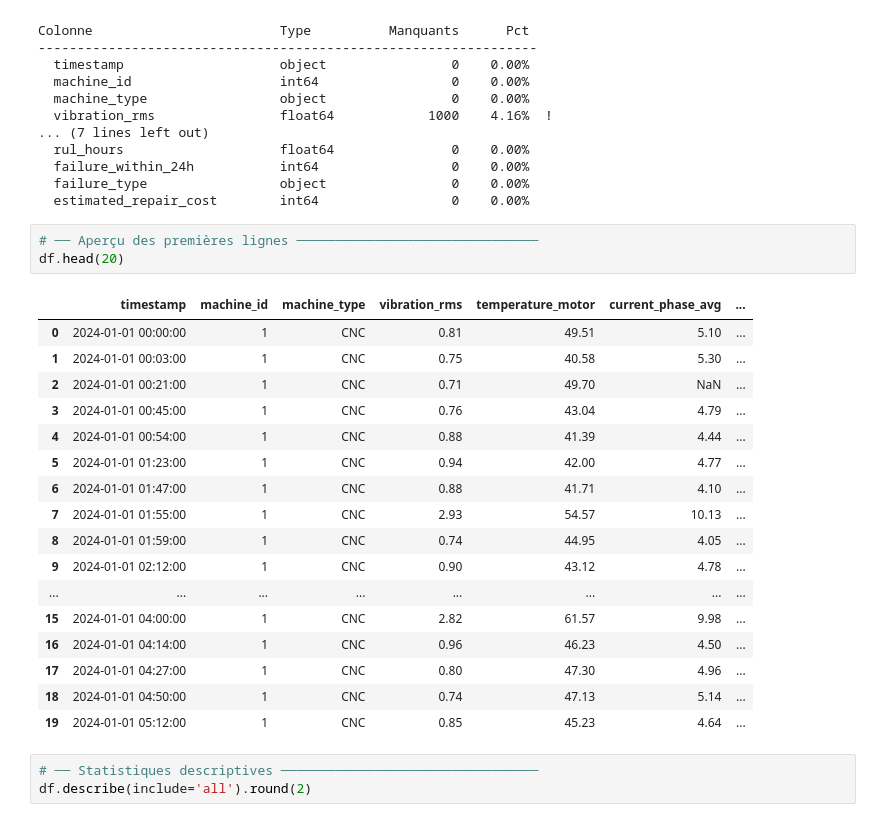
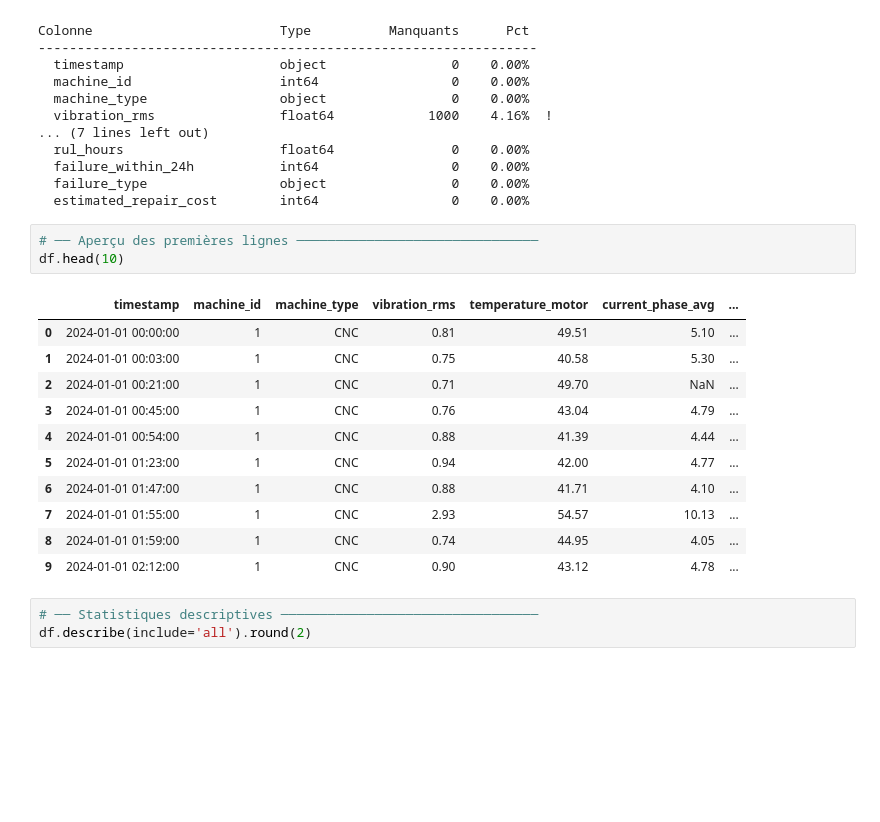
Before and after one commit to blenon1/maintenance-predictive, a Jupyter notebook: notebooks/EDA.ipynb, the cells around one changed output. Cells and saved outputs as stored; diff of their text form; blank space fills up the shorter version.

```diff
--- a/notebooks/EDA.ipynb
+++ b/notebooks/EDA.ipynb
@@ -140,25 +140,19 @@ Colonne                        Type          Manquants      Pct
   estimated_repair_cost        int64                 0    0.00%
 # %%
 # ── Aperçu des premières lignes ───────────────────────────────
-df.head(20)
+df.head(10)
 # %% [output]
 |  | timestamp | machine_id | machine_type | vibration_rms | temperature_motor | current_phase_avg | ... |
 | 0 | 2024-01-01 00:00:00 | 1 | CNC | 0.81 | 49.51 | 5.10 | ... |
 | 1 | 2024-01-01 00:03:00 | 1 | CNC | 0.75 | 40.58 | 5.30 | ... |
 | 2 | 2024-01-01 00:21:00 | 1 | CNC | 0.71 | 49.70 | NaN | ... |
 | 3 | 2024-01-01 00:45:00 | 1 | CNC | 0.76 | 43.04 | 4.79 | ... |
 | 4 | 2024-01-01 00:54:00 | 1 | CNC | 0.88 | 41.39 | 4.44 | ... |
 | 5 | 2024-01-01 01:23:00 | 1 | CNC | 0.94 | 42.00 | 4.77 | ... |
 | 6 | 2024-01-01 01:47:00 | 1 | CNC | 0.88 | 41.71 | 4.10 | ... |
 | 7 | 2024-01-01 01:55:00 | 1 | CNC | 2.93 | 54.57 | 10.13 | ... |
 | 8 | 2024-01-01 01:59:00 | 1 | CNC | 0.74 | 44.95 | 4.05 | ... |
 | 9 | 2024-01-01 02:12:00 | 1 | CNC | 0.90 | 43.12 | 4.78 | ... |
-| ... | ... | ... | ... | ... | ... | ... | ... |
-| 15 | 2024-01-01 04:00:00 | 1 | CNC | 2.82 | 61.57 | 9.98 | ... |
-| 16 | 2024-01-01 04:14:00 | 1 | CNC | 0.96 | 46.23 | 4.50 | ... |
-| 17 | 2024-01-01 04:27:00 | 1 | CNC | 0.80 | 47.30 | 4.96 | ... |
-| 18 | 2024-01-01 04:50:00 | 1 | CNC | 0.74 | 47.13 | 5.14 | ... |
-| 19 | 2024-01-01 05:12:00 | 1 | CNC | 0.85 | 45.23 | 4.64 | ... |
 # %%
 # ── Statistiques descriptives ─────────────────────────────────
 df.describe(include='all').round(2)
```
Also changed, not shown: parts of 1 cell of this notebook, 15 other files.
